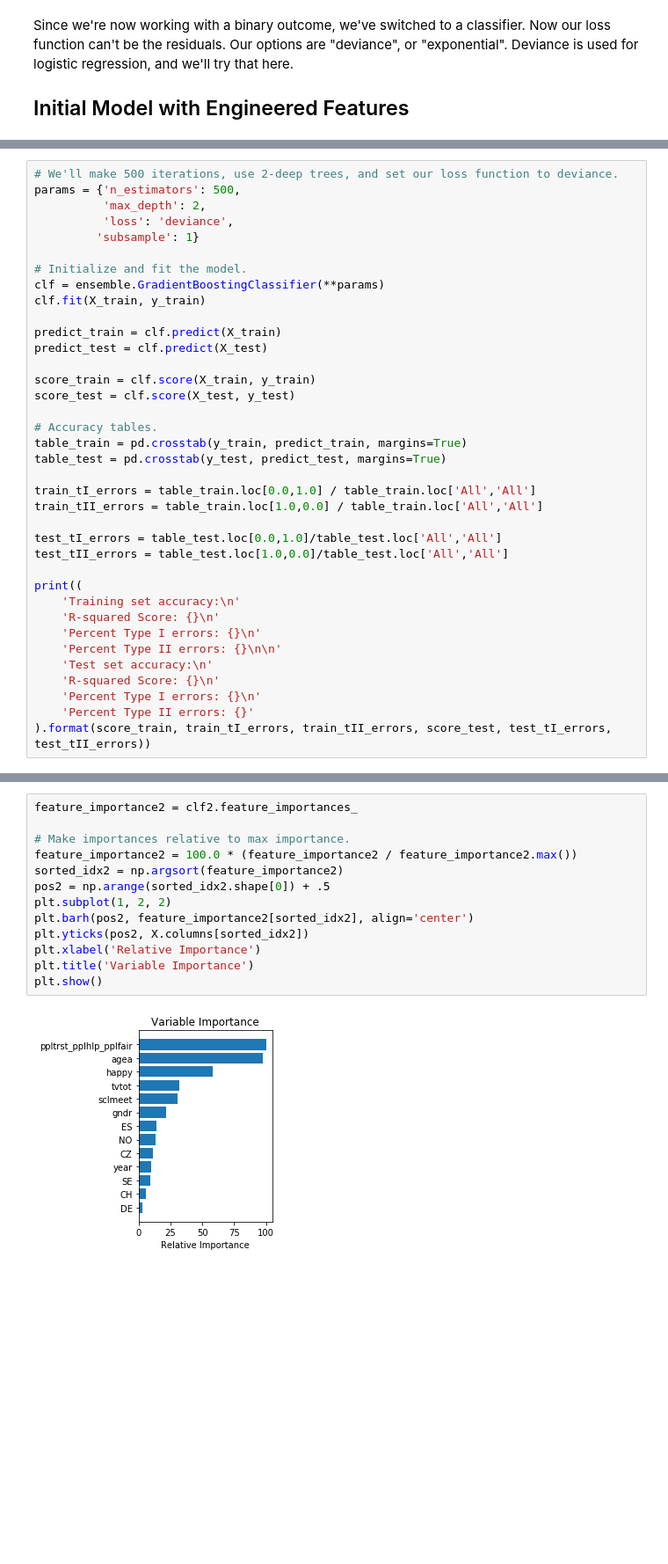
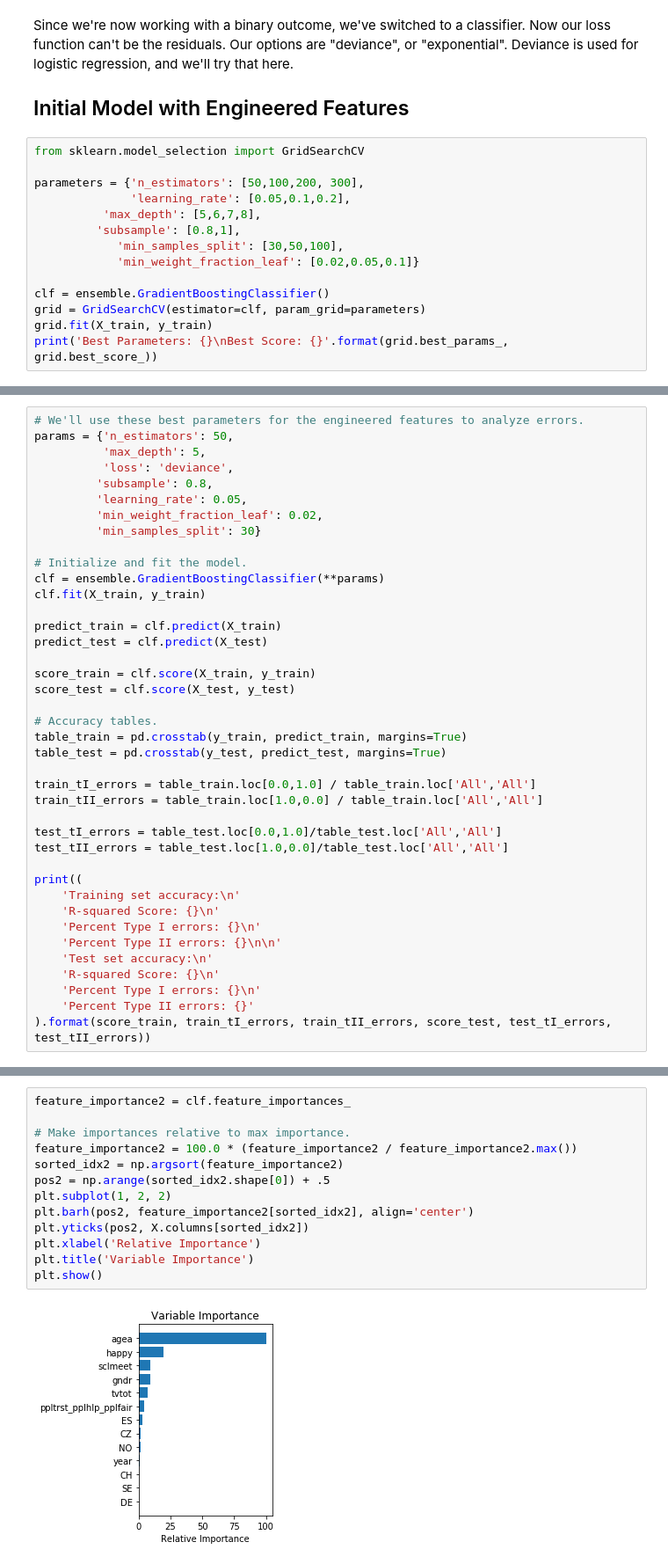
Before and after one commit to ephs08kmp/Thinkful_Challenges, a Jupyter notebook: 3.5.3+Guided+example+and+Challenge.ipynb, the cells around one changed output, grey strips where cells are left out. Shown at 88% size. Saved outputs shown, nothing was run; the diff lists cells and outputs as text; blank space fills up the shorter version.

```diff
--- a/3.5.3+Guided+example+and+Challenge.ipynb
+++ b/3.5.3+Guided+example+and+Challenge.ipynb
@@ -187,3 +211,17 @@ X_test, y_test = X[offset:], y[offset:]
 Since we're now working with a binary outcome, we've switched to a classifier.  Now our loss function can't be the residuals.  Our options are "deviance", or "exponential".  Deviance is used for logistic regression, and we'll try that here.
 
 ## Initial Model with Engineered Features
+# %%
+from sklearn.model_selection import GridSearchCV
+
+parameters = {'n_estimators': [50,100,200, 300],
+              'learning_rate': [0.05,0.1,0.2],
+          'max_depth': [5,6,7,8],
+         'subsample': [0.8,1],
+            'min_samples_split': [30,50,100],
+            'min_weight_fraction_leaf': [0.02,0.05,0.1]}
+
+clf = ensemble.GradientBoostingClassifier()
+grid = GridSearchCV(estimator=clf, param_grid=parameters)
+grid.fit(X_train, y_train)
+print('Best Parameters: {}\nBest Score: {}'.format(grid.best_params_, grid.best_score_))
@@ -190,9 +231,12 @@ Since we're now working with a binary outcome, we've switched to a classifier.
 # %%
-# We'll make 500 iterations, use 2-deep trees, and set our loss function to deviance.
-params = {'n_estimators': 500,
-          'max_depth': 2,
+# We'll use these best parameters for the engineered features to analyze errors.
+params = {'n_estimators': 50,
+          'max_depth': 5,
           'loss': 'deviance',
-         'subsample': 1}
+         'subsample': 0.8,
+         'learning_rate': 0.05,
+         'min_weight_fraction_leaf': 0.02,
+         'min_samples_split': 30}
 
 # Initialize and fit the model.
 clf = ensemble.GradientBoostingClassifier(**params)
@@ -550,15 +285,15 @@ Let's now inspect the different features for their importances in the best model
 # %%
-feature_importance2 = clf2.feature_importances_
+feature_importance2 = clf.feature_importances_
 
 # Make importances relative to max importance.
 feature_importance2 = 100.0 * (feature_importance2 / feature_importance2.max())
 sorted_idx2 = np.argsort(feature_importance2)
 pos2 = np.arange(sorted_idx2.shape[0]) + .5
 plt.subplot(1, 2, 2)
 plt.barh(pos2, feature_importance2[sorted_idx2], align='center')
 plt.yticks(pos2, X.columns[sorted_idx2])
 plt.xlabel('Relative Importance')
 plt.title('Variable Importance')
 plt.show()
 # %% [output]
-[figure, old version]
+[figure, new version]
```
Also changed, not shown: parts of 24 cells of this notebook.
